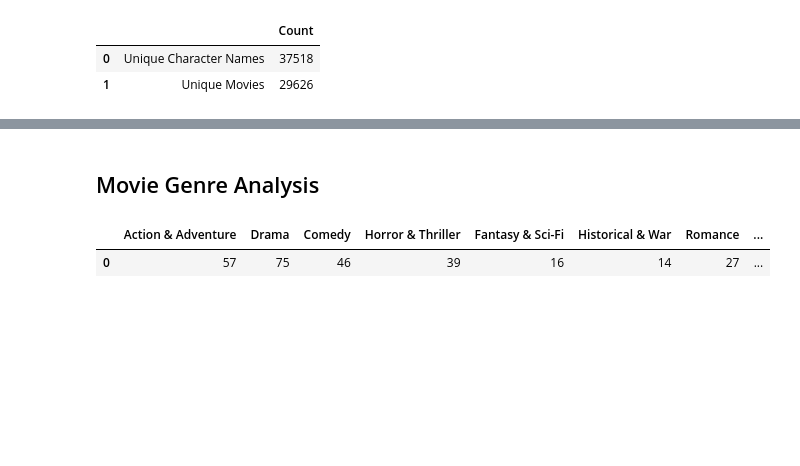
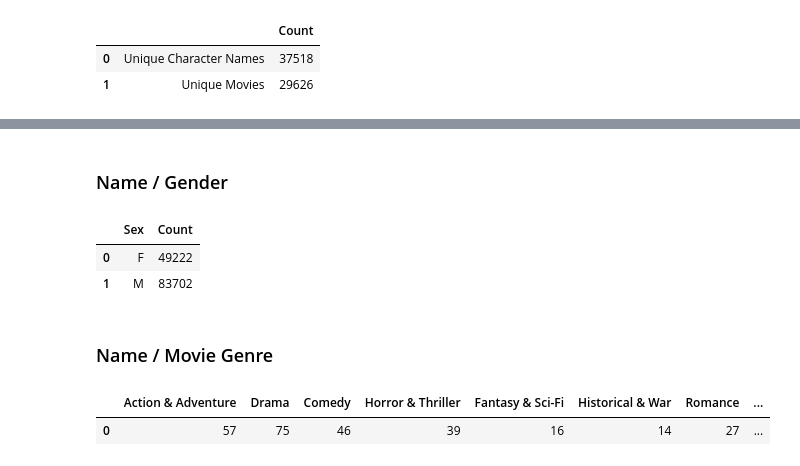
Before and after one commit to epfl-ada/ada-2024-project-adadasurmonbidet2024, a Jupyter notebook: results.ipynb, the cells around one changed output, grey strips where cells are left out. Cells and saved outputs as stored; diff of their text form; code cells hidden in the pictures; blank space fills up the shorter version.

```diff
--- a/results.ipynb
+++ b/results.ipynb
@@ -61,0 +80,10 @@ fig.show()
+# %% [markdown]
+### Name / Gender
+# %%
+# group male and female
+names_gender_counts = df_char_cleaned.groupby('Sex')['Character_name'].count().reset_index(name='Count')
+names_gender_counts.head()
+# %% [output]
+|  | Sex | Count |
+| 0 | F | 49222 |
+| 1 | M | 83702 |
@@ -62,5 +111,5 @@ fig.show()
 # %% [markdown]
-## Movie Genre Analysis
+### Name / Movie Genre
 # %%
 #Let's make a list of the genres we are interested in and assign one of them to each character
 genres_list = ['Action & Adventure', 'Drama', 'Comedy', 'Horror & Thriller',
```
Also changed, not shown: parts of 12 cells of this notebook, 1 other file.
